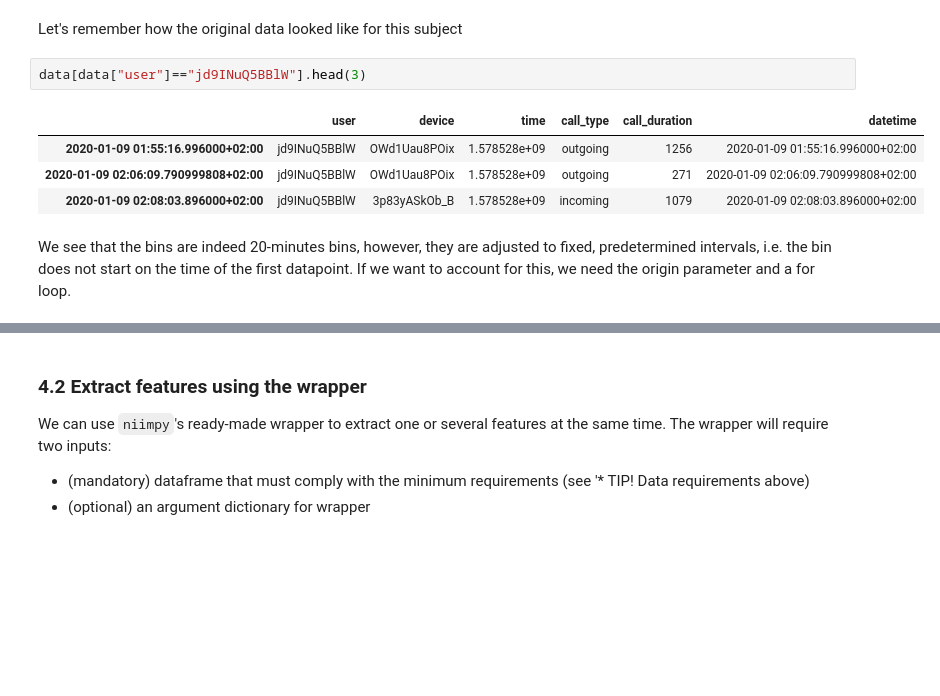
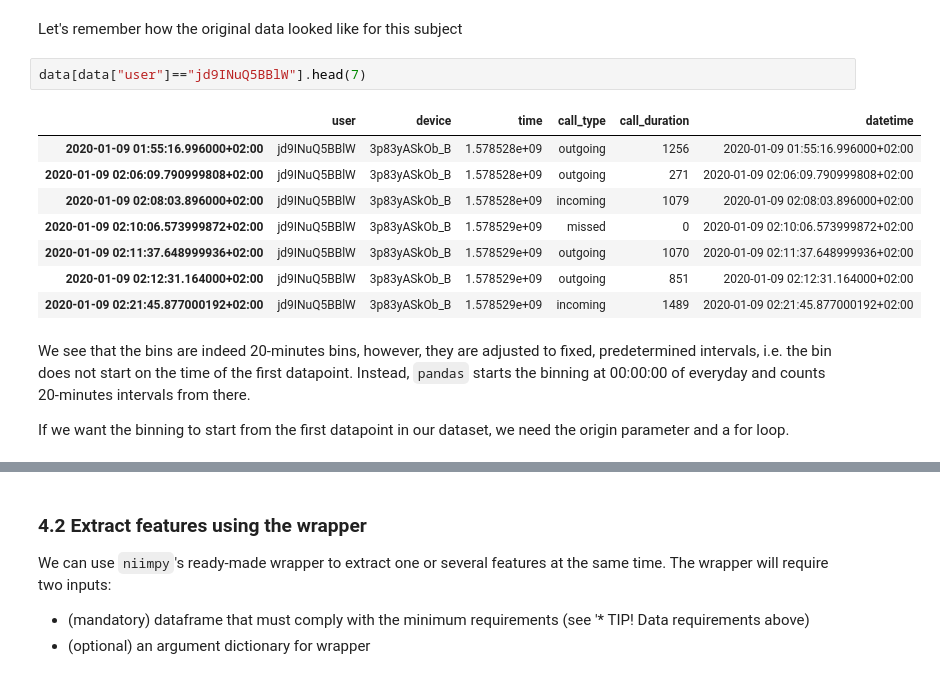
Before and after one commit to digitraceslab/niimpy, a Jupyter notebook: docs/demo_notebooks/communication.ipynb, the cells around one changed output, grey strips where cells are left out. Saved outputs shown, nothing was run; the diff lists cells and outputs as text; blank space fills up the shorter version.

Commit message:
update communication sample data and notebooks

```diff
--- a/docs/demo_notebooks/communication.ipynb
+++ b/docs/demo_notebooks/communication.ipynb
@@ -161,14 +160,20 @@ my_call_duration.xs("jd9INuQ5BBlW", level="user")
 # %% [markdown]
 Let's remember how the original data looked like for this subject
 # %%
-data[data["user"]=="jd9INuQ5BBlW"].head(3)
+data[data["user"]=="jd9INuQ5BBlW"].head(7)
 # %% [output]
 |  | user | device | time | call_type | call_duration | datetime |
-| 2020-01-09 01:55:16.996000+02:00 | jd9INuQ5BBlW | OWd1Uau8POix | 1.578528e+09 | outgoing | 1256 | 2020-01-09 01:55:16.996000+02:00 |
-| 2020-01-09 02:06:09.790999808+02:00 | jd9INuQ5BBlW | OWd1Uau8POix | 1.578528e+09 | outgoing | 271 | 2020-01-09 02:06:09.790999808+02:00 |
+| 2020-01-09 01:55:16.996000+02:00 | jd9INuQ5BBlW | 3p83yASkOb_B | 1.578528e+09 | outgoing | 1256 | 2020-01-09 01:55:16.996000+02:00 |
+| 2020-01-09 02:06:09.790999808+02:00 | jd9INuQ5BBlW | 3p83yASkOb_B | 1.578528e+09 | outgoing | 271 | 2020-01-09 02:06:09.790999808+02:00 |
 | 2020-01-09 02:08:03.896000+02:00 | jd9INuQ5BBlW | 3p83yASkOb_B | 1.578528e+09 | incoming | 1079 | 2020-01-09 02:08:03.896000+02:00 |
+| 2020-01-09 02:10:06.573999872+02:00 | jd9INuQ5BBlW | 3p83yASkOb_B | 1.578529e+09 | missed | 0 | 2020-01-09 02:10:06.573999872+02:00 |
+| 2020-01-09 02:11:37.648999936+02:00 | jd9INuQ5BBlW | 3p83yASkOb_B | 1.578529e+09 | outgoing | 1070 | 2020-01-09 02:11:37.648999936+02:00 |
+| 2020-01-09 02:12:31.164000+02:00 | jd9INuQ5BBlW | 3p83yASkOb_B | 1.578529e+09 | outgoing | 851 | 2020-01-09 02:12:31.164000+02:00 |
+| 2020-01-09 02:21:45.877000192+02:00 | jd9INuQ5BBlW | 3p83yASkOb_B | 1.578529e+09 | incoming | 1489 | 2020-01-09 02:21:45.877000192+02:00 |
 # %% [markdown]
-We see that the bins are indeed 20-minutes bins, however, they are adjusted to fixed, predetermined intervals, i.e. the bin does not start on the time of the first datapoint. If we want to account for this, we need the origin parameter and a for loop.
+We see that the bins are indeed 20-minutes bins, however, they are adjusted to fixed, predetermined intervals, i.e. the bin does not start on the time of the first datapoint. Instead, `pandas` starts the binning at 00:00:00 of everyday and counts 20-minutes intervals from there.
+
+If we want the binning to start from the first datapoint in our dataset, we need the origin parameter and a for loop.
 # %%
 users = list(data['user'].unique())
 results = []
```
Also changed, not shown: parts of 18 cells of this notebook, 1 other file.
